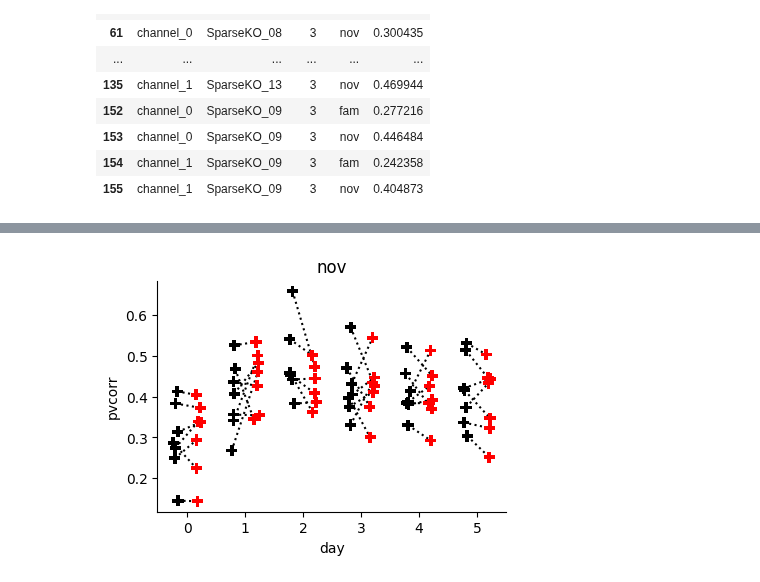
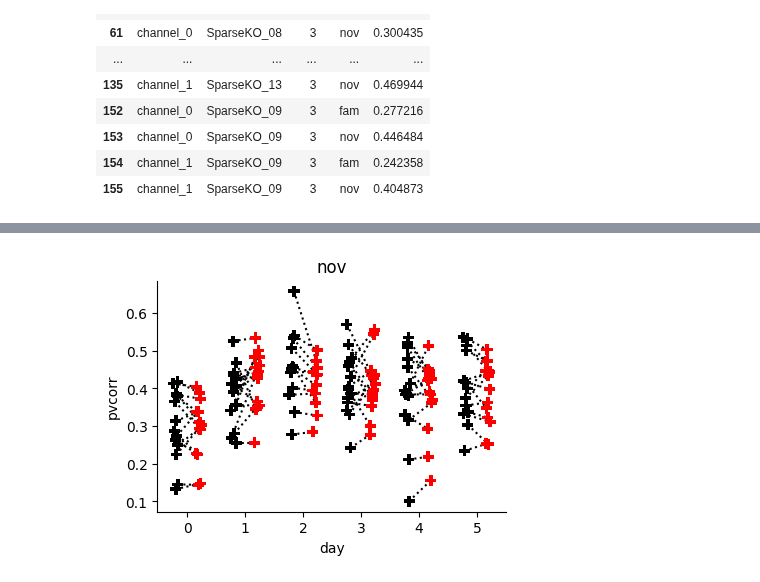
Before and after one commit to GiocomoLab/STX3KO_analyses, a Jupyter notebook: notebooks/supp_figs/fig_s5_placecellstats/pv_corr.ipynb, the cells around one changed output, grey strips where cells are left out. Saved outputs shown, nothing was run; the diff lists cells and outputs as text; code cells hidden in the pictures.

```diff
--- a/notebooks/supp_figs/fig_s5_placecellstats/pv_corr.ipynb
+++ b/notebooks/supp_figs/fig_s5_placecellstats/pv_corr.ipynb
@@ -76,7 +75,7 @@ df = pd.DataFrame(rows)
 {'date': '04_12_2020', 'scene': 'YMaze_LNovel', 'session': 1, 'scan': 3, 'novel_arm': 1, 'ravel_ind': 6}
 ... (83 outputs left out)
 # %%
-fig, ax = plt.subplots(1,2, figsize=[9,3])
+fig, ax = plt.subplots(1,2, figsize=[9,3], sharey=True)
 
 for i, ttype in enumerate(('fam', 'nov')):
     tmp_df = df.loc[df['nov']==ttype]
@@ -135,8 +134,8 @@ for cond, mice in zip(('ctrl','ko'), (ctrl_mice, ko_mice)):
             fam_mask = sess.trial_info['LR']!=sess.novel_arm
             nov_mask = sess.trial_info['LR']==sess.novel_arm
 
-            fam_mat = np.nanmean(sess.trial_matrices['F_dff'][fam_mask,10:,:], axis=0)
-            nov_mat = np.nanmean(sess.trial_matrices['F_dff'][nov_mask, 10:, :], axis=0)
+            fam_mat = np.nanmean(sess.trial_matrices['F_dff'][fam_mask,:,:], axis=0)
+            nov_mat = np.nanmean(sess.trial_matrices['F_dff'][nov_mask, :, :], axis=0)
 
             fam_mat[np.isnan(fam_mat)]=0
             nov_mat[np.isnan(nov_mat)]=0
@@ -283,5 +282,5 @@ df = pd.DataFrame(rows)
 # %%
-fig, ax = plt.subplots(1,2, figsize=[9,3])
+fig, ax = plt.subplots(1,2, figsize=[9,3], sharey=True)
 
 for i, ttype in enumerate(('fam', 'nov')):
     tmp_df = df.loc[df['ttype']==ttype]
@@ -337,7 +336,7 @@ df.loc[df['day']==3]
 | 154 | channel_1 | SparseKO_09 | 3 | fam | 0.242358 |
 | 155 | channel_1 | SparseKO_09 | 3 | nov | 0.404873 |
 # %%
-# fraction of cells that are place cells dense
+
 rows = []
 
 for mouse in sparse_mice:
@@ -352,8 +351,8 @@ for mouse in sparse_mice:
 
         for chan in ('channel_0', 'channel_1'):
 
-            fam_mat = np.nanmean(sess.trial_matrices[f'{chan}_F_dff'][fam_mask,10:,:], axis=0)
-            nov_mat = np.nanmean(sess.trial_matrices[f'{chan}_F_dff'][nov_mask, 10:, :], axis=0)
+            fam_mat = np.nanmean(sess.trial_matrices[f'{chan}_F_dff'][fam_mask,:,:], axis=0)
+            nov_mat = np.nanmean(sess.trial_matrices[f'{chan}_F_dff'][nov_mask, :, :], axis=0)
 
             fam_mat[np.isnan(fam_mat)]=0
             nov_mat[np.isnan(nov_mat)]=0
@@ -399,29 +398,29 @@ df = pd.DataFrame(rows)
 # %%
 fig, ax = plt.subplots( figsize=[4.5,3])
 
 
 sns.stripplot(
-    data=tmp_df,
+    data=df,
     x='day',
     y='pvcorr',
     hue='chan',
     dodge=True,
     ax=ax,
     palette=['black','red'],
     hue_order=['channel_1','channel_0'],
-    alpha=1., legend=False, marker=marker, s=s,
+    alpha=1., legend=False,
 )
 
 
 ax.set_title(ttype)
 for d in range(0,12,2):
     for (x0, y0), (x1, y1) in zip(ax.collections[d].get_offsets(), ax.collections[d+1].get_offsets()):
         ax.plot([x0, x1], [y0, y1], color='black', ls=':', zorder=0)
 
 
 ax.spines['top'].set_visible(False)
 ax.spines['right'].set_visible(False)
 
 fig.savefig(figdir / "sparse_acrossttype_pvcorr_v_days.pdf")
 # %% [output]
-[figure, old version]
+[figure, new version]
```
Also changed, not shown: parts of 6 cells of this notebook, 5 other files.
